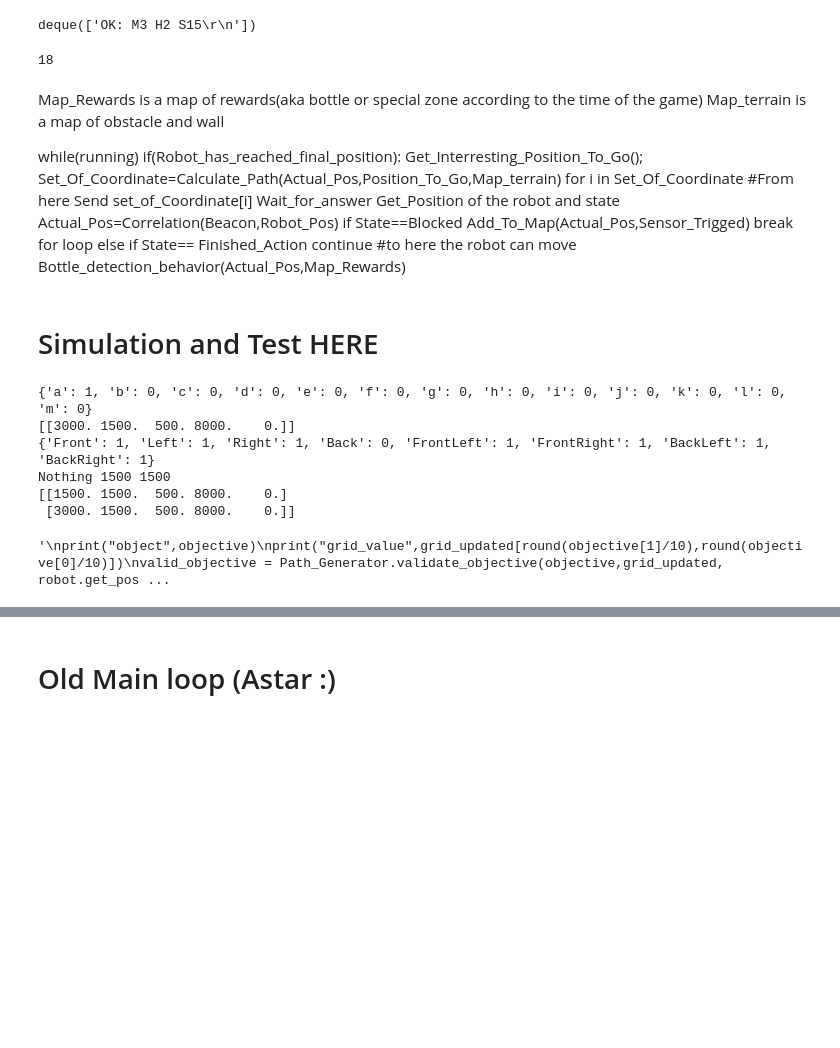
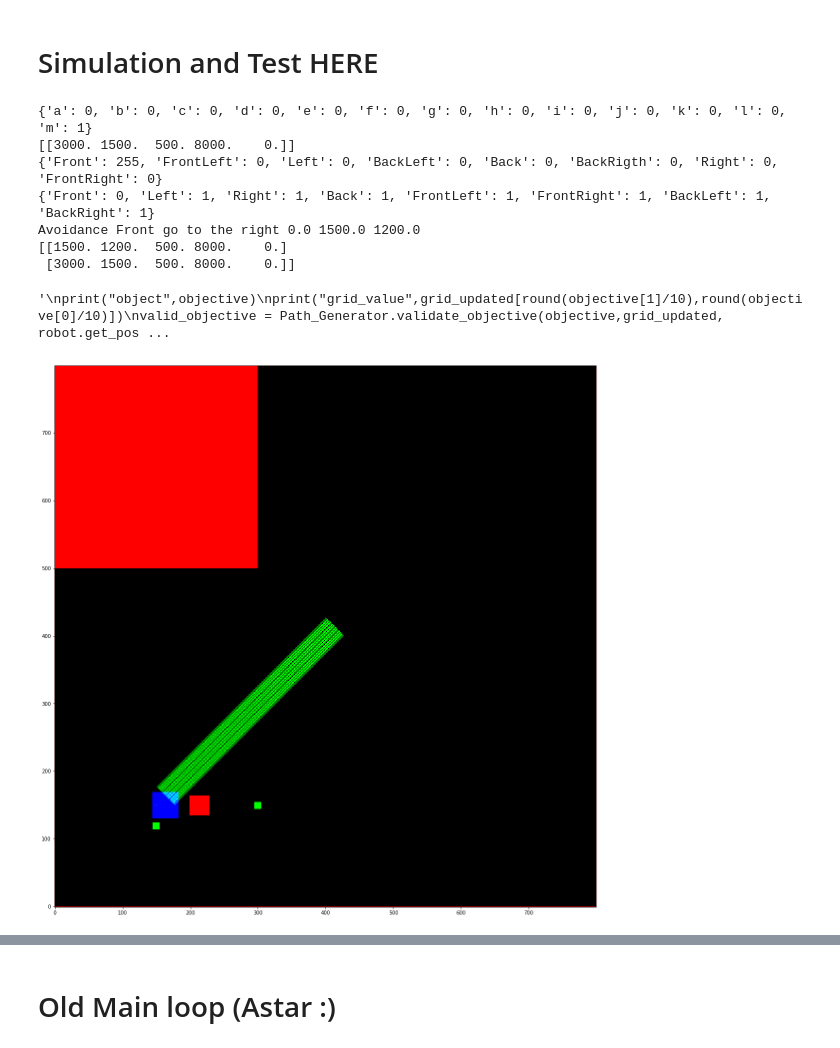
Before and after one commit to Guilhem74/STI_Robotic_Competition_Software, a Jupyter notebook: Architecture/main.ipynb, the cells around one changed output, grey strips where cells are left out. Saved outputs shown, nothing was run; the diff lists cells and outputs as text; code cells hidden in the pictures; blank space fills up the shorter version.

```diff
--- a/Architecture/main.ipynb
+++ b/Architecture/main.ipynb
@@ -298,8 +251,22 @@ Requesting Bottle coordinate
 # %%
-Set_Objective=[[8000,7500,0]]
+print('Position Set')
+robot = Robot.robot(250,250,0)
+
+print('Robot objet Set')
+mapper = Map_Generator.Mapping()
+
+print('Map objet Set')
+Set_Objective=[[2000,250],[250,250]]
 print('Main_Loop')
-#for e in Set_Objective:
-#    path_,G_ ,checkpoint_ =Main_Loop(e,robot,mapper)
-#mapper.display(G_,path_,robot,checkpoint_)
-goto_objective(Set_Objective,robot,mapper)
+
+for e in Set_Objective:
+    path_,G_ ,checkpoint_ =Main_Loop(e,robot,mapper)
+mapper.display(G_,path_,robot,checkpoint_)
+
+
+print('Requesting Bottle coordinate')
+    #list_bottle_coordinate = Tcp_Ip.check_data_received(conn, BUFFER_SIZE)
+    #print("New bottle coordinate: ",list_bottle_coordinate)
+    #if list_bottle_coordinate != None:
+    #    mapper.new_bottle(list_bottle_coordinate)
 # %% [output]
@@ -322,32 +277,0 @@ array([[8000.        , 7500.        ,  850.        , 2401.68009273,
-# %%
-buf_stm.append('G1 R850 L850 T3000\r\n');
-buf_stm.append('M3 H2\r\n');
-
-buf_broadcast
-# %% [output]
-deque(['OK: M3 H2 S15\r\n'])
-# %%
-ser_Collector.write(b'G1 R-1500 L-2100\r\n')     # write a string
-# %% [output]
-18
-# %% [markdown]
-Map_Rewards is a map of rewards(aka bottle or special zone according to the time of the game)
-Map_terrain is a map of obstacle and wall
-
-while(running)
-    if(Robot_has_reached_final_position):
-        Get_Interresting_Position_To_Go();
-    Set_Of_Coordinate=Calculate_Path(Actual_Pos,Position_To_Go,Map_terrain)
-    for i in Set_Of_Coordinate
-    #From here
-        Send set_of_Coordinate[i]
-        Wait_for_answer
-        Get_Position of the robot and state
-        Actual_Pos=Correlation(Beacon,Robot_Pos)
-        if State==Blocked
-            Add_To_Map(Actual_Pos,Sensor_Trigged)
-            break for loop
-        else if State== Finished_Action
-            continue
-    #to here the robot can move
-    Bottle_detection_behavior(Actual_Pos,Map_Rewards)
@@ -362,6 +307,7 @@ import matplotlib.pyplot as plt
 from parse import *
 import math
 %matplotlib inline
+
 robot = Robot.robot(1500,1500,0)
 
 #print(robot.get_beacon_position())
@@ -374,40 +320,49 @@ grid_updated=mapper.map()
 #mapper.new_obstacle([[300,160]])
 grid_updated=mapper.map()
 Set_Objective = [[3000,1500,0]]
-mapper.new_obstacle(robot.set_sensor_state( 1 ))
+mapper.new_obstacle(robot.set_sensor_state(4096))
 grid=mapper.map()
 #list_bottle_coordinate = Tcp_Ip.check_data_received(conn, BUFFER_SIZE)
 #if list_bottle_coordinate != None:
 #    mapper.new_bottle(list_bottle_coordinate)
 X_Robot, Y_Robot, A_Robot = robot.get_position()
+Path_Generator.get_map_information(robot.get_position(),grid,45 ,5000 )
+Path_Generator.get_obstacle_robot(robot.get_position(),grid)
+#
+
+
 Set_Coordinate = InitializeSetCoordinate(Set_Objective)
 print(Set_Coordinate)
 Map_Space = Path_Generator.get_obstacle_robot(robot.get_position(),grid)
 Free_Space=robot.Free_Space_Around(robot.get_sensor_state(),Map_Space )
 New_Coord=Create_Checkpoint(Free_Space,(X_Robot , Y_Robot, A_Robot),[Set_Objective[0][0],Set_Objective[0][1]])
 Set_Coordinate_temp = InitializeSetCoordinate(New_Coord)
 Set_Coordinate=np.insert(Set_Coordinate,0,Set_Coordinate_temp,axis=0)
 print(Set_Coordinate)
+path = Path_Generator.get_path(grid,[4000,4000],robot.get_position())
+mapper.display(path,robot,Set_Coordinate)
 """
 print("object",objective)
 print("grid_value",grid_updated[round(objective[1]/10),round(objective[0]/10)])
 valid_objective = Path_Generator.validate_objective(objective,grid_updated, robot.get_position())
 theta_robot = robot.get_position()[2]
 #x_start = robot.get_position()[0] + 330*math.cos(theta_robot)
 #y_start = robot.get_position()[1] + 330*math.sin(theta_robot)
 print(Path_Generator.get_obstacle_robot(robot.get_position(),grid_updated))
 #path, cost , G = Path_Generator.AStarSearch((x_start,y_start), (valid_objective[0],valid_objective[1]), grid_updated)#Try to find the best path
 #checkpoint = Path_Generator.find_vertice(path)#Simplify the path to be straight line
 #checkpoint = Path_Generator.checkpoint_corrector(checkpoint)
 #new_x,newy,theta_robot = Path_Generator.checkpoint_in_fov(robot,checkpoint)
-mapper.display(None,None,robot,[])
+
 
 """
 # %% [output]
-{'a': 1, 'b': 0, 'c': 0, 'd': 0, 'e': 0, 'f': 0, 'g': 0, 'h': 0, 'i': 0, 'j': 0, 'k': 0, 'l': 0, 'm': 0}
+{'a': 0, 'b': 0, 'c': 0, 'd': 0, 'e': 0, 'f': 0, 'g': 0, 'h': 0, 'i': 0, 'j': 0, 'k': 0, 'l': 0, 'm': 1}
 [[3000. 1500.  500. 8000.    0.]]
-{'Front': 1, 'Left': 1, 'Right': 1, 'Back': 0, 'FrontLeft': 1, 'FrontRight': 1, 'BackLeft': 1, 'BackRight': 1}
-Nothing 1500 1500
-[[1500. 1500.  500. 8000.    0.]
+{'Front': 255, 'FrontLeft': 0, 'Left': 0, 'BackLeft': 0, 'Back': 0, 'BackRigth': 0, 'Right': 0, 'FrontRight': 0}
+{'Front': 0, 'Left': 1, 'Right': 1, 'Back': 1, 'FrontLeft': 1, 'FrontRight': 1, 'BackLeft': 1, 'BackRight': 1}
+Avoidance Front go to the right 0.0 1500.0 1200.0
+[[1500. 1200.  500. 8000.    0.]
  [3000. 1500.  500. 8000.    0.]]
 '\nprint("object",objective)\nprint("grid_value",grid_updated[round(objective[1]/10),round(objective[0]/10)])\nvalid_objective = Path_Generator.validate_objective(objective,grid_updated, robot.get_pos ...
+[figure, added]
```
Also changed, not shown: parts of 9 cells of this notebook, 3 other files.
